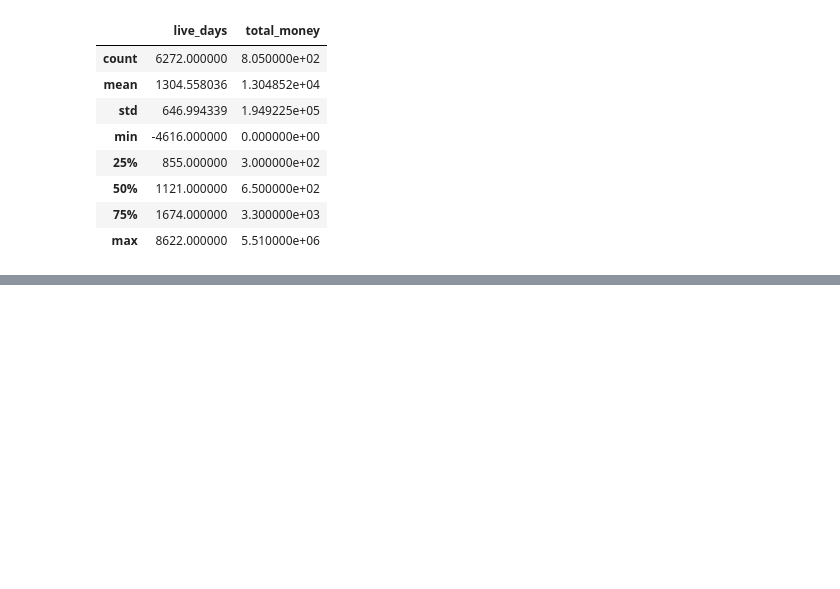
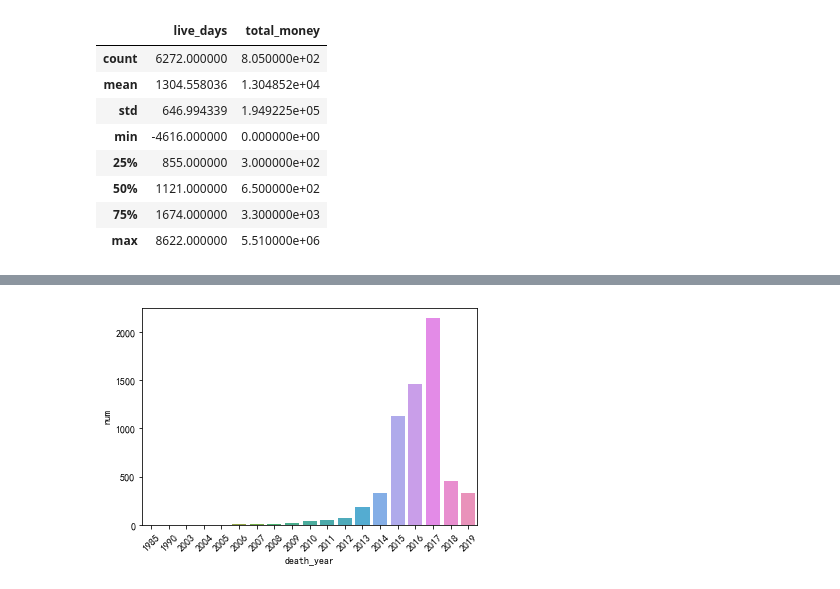
Before and after one commit to smiledobule/sklearn, a Jupyter notebook: analyse/death_company/death_company.ipynb, the cells around one changed output, grey strips where cells are left out. Cells and saved outputs as stored; diff of their text form; code cells hidden in the pictures; blank space fills up the shorter version.

```diff
--- a/analyse/death_company/death_company.ipynb
+++ b/analyse/death_company/death_company.ipynb
@@ -73,3 +79,6 @@ data.describe()
 | 50% | 1121.000000 | 6.500000e+02 |
 | 75% | 1674.000000 | 3.300000e+03 |
 | max | 8622.000000 | 5.510000e+06 |
+# %%
+lives = data[data['live_days'] > 0]
+lives.head()
@@ -75,0 +149,3 @@ data.describe()
+# %%
+lives['death_reason'].fillna('无', inplace=True)
+lives.isnull().sum()
@@ -75,0 +173,4 @@ data.describe()
+# %%
+lives['death_year'] = pd.to_datetime(lives['death_data']).dt.year
+lives['death_month'] = pd.to_datetime(lives['death_data']).dt.month
+lives.head()
@@ -75,0 +289,3 @@ data.describe()
+# %%
+death_year = lives.groupby('death_year').death_year.count().sort_values(ascending=True).reset_index(name='num')
+death_year.head()
@@ -75,0 +299,7 @@ data.describe()
+# %%
+# plt.bar(death_year.death_year, death_year.num)
+sns.barplot(death_year.death_year, death_year.num)
+plt.xticks(rotation=45)
+plt.show()
+# %% [output]
+[figure, added]
```
Also changed, not shown: parts of 27 cells of this notebook, 2 other files.
